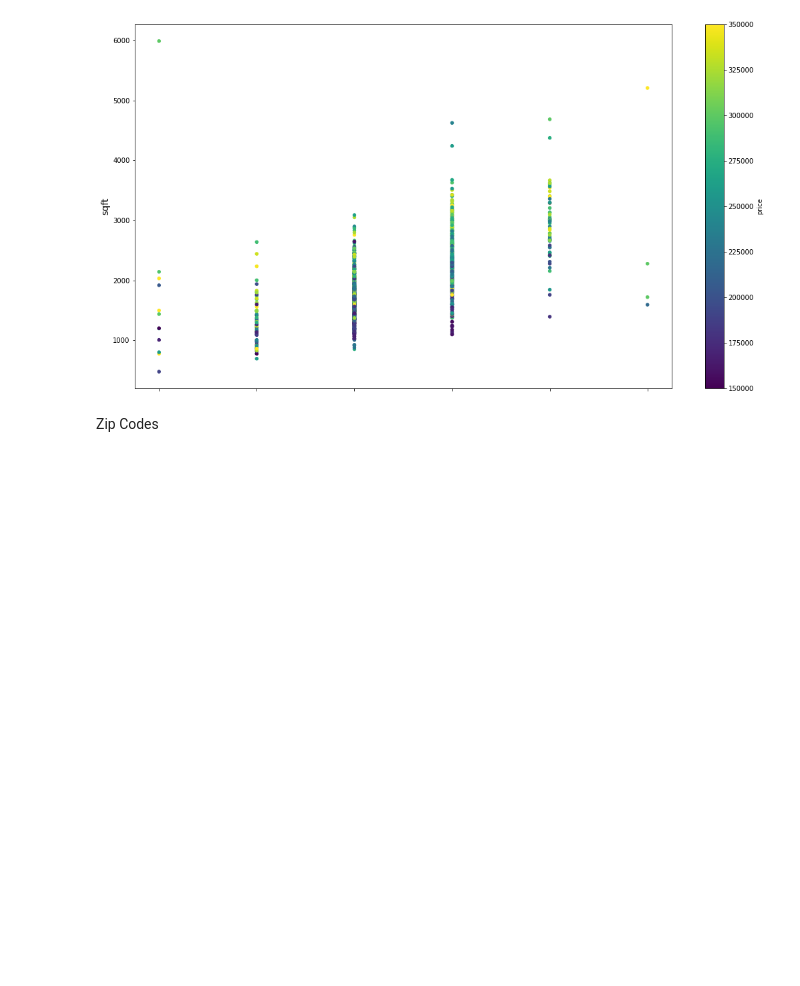
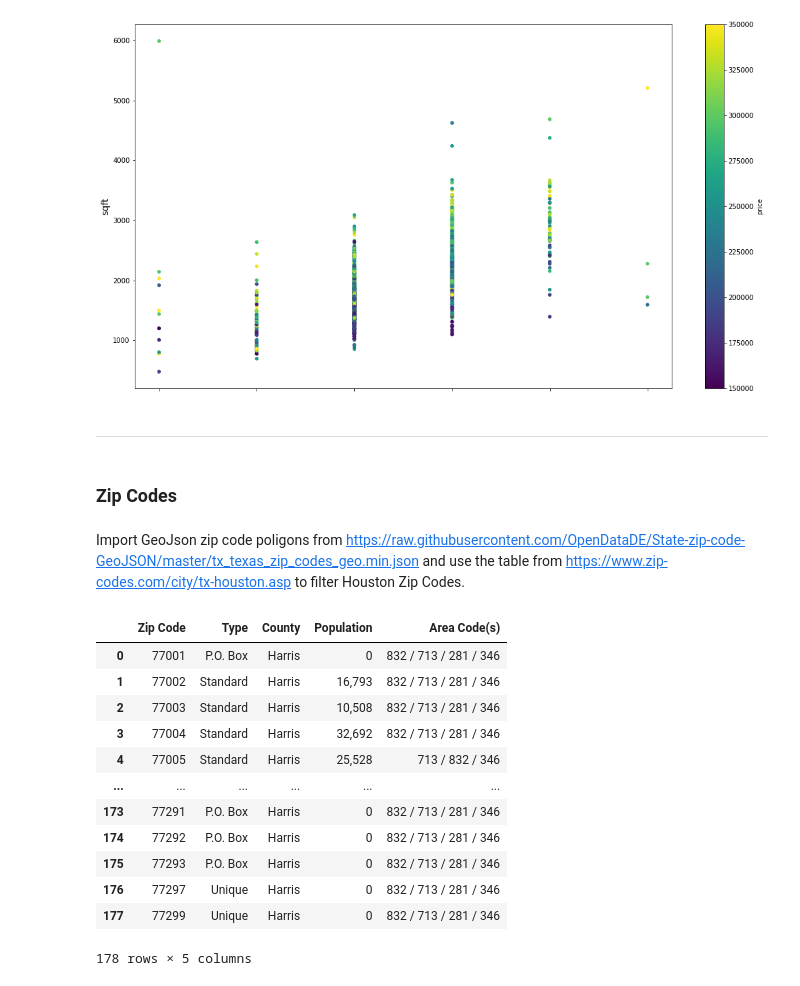
Before and after one commit to gpivaro/Project_3, a Jupyter notebook: Resources/Real_State_Analysis.ipynb, the cells around one changed output. Drawn from its saved outputs; the diff is of its cells as text; code cells hidden in the pictures; blank space fills up the shorter version.

```diff
--- a/Real_State_Analysis.ipynb
+++ b/Resources/Real_State_Analysis.ipynb
@@ -137,5 +138,28 @@ ax1.set_ylabel("sqft", fontsize=14)
 # %% [output]
 Text(0, 0.5, 'sqft')
 [figure]
-# %% [markdown]
-Zip Codes
+# %% [markdown]
+<hr style="border: 3px solid red;">
+# %% [markdown]
+### Zip Codes
+# %% [markdown]
+Import GeoJson zip code poligons from https://raw.githubusercontent.com/OpenDataDE/State-zip-code-GeoJSON/master/tx_texas_zip_codes_geo.min.json and use the table from https://www.zip-codes.com/city/tx-houston.asp
+to filter Houston Zip Codes.
+# %%
+zip_codes = pd.read_csv(os.path.join("Resources","ZipCodes.csv"))
+# %%
+zip_codes
+# %% [output]
+|  | Zip Code | Type | County | Population | Area Code(s) |
+| 0 | 77001 | P.O. Box | Harris | 0 | 832 / 713 / 281 / 346 |
+| 1 | 77002 | Standard | Harris | 16,793 | 832 / 713 / 281 / 346 |
+| 2 | 77003 | Standard | Harris | 10,508 | 832 / 713 / 281 / 346 |
+| 3 | 77004 | Standard | Harris | 32,692 | 832 / 713 / 281 / 346 |
+| 4 | 77005 | Standard | Harris | 25,528 | 713 / 832 / 346 |
+| ... | ... | ... | ... | ... | ... |
+| 173 | 77291 | P.O. Box | Harris | 0 | 832 / 713 / 281 / 346 |
+| 174 | 77292 | P.O. Box | Harris | 0 | 832 / 713 / 281 / 346 |
+| 175 | 77293 | P.O. Box | Harris | 0 | 832 / 713 / 281 / 346 |
+| 176 | 77297 | Unique | Harris | 0 | 832 / 713 / 281 / 346 |
+| 177 | 77299 | Unique | Harris | 0 | 832 / 713 / 281 / 346 |
+178 rows × 5 columns
```
Also changed, not shown: parts of 6 cells of this notebook, 17 other files.
